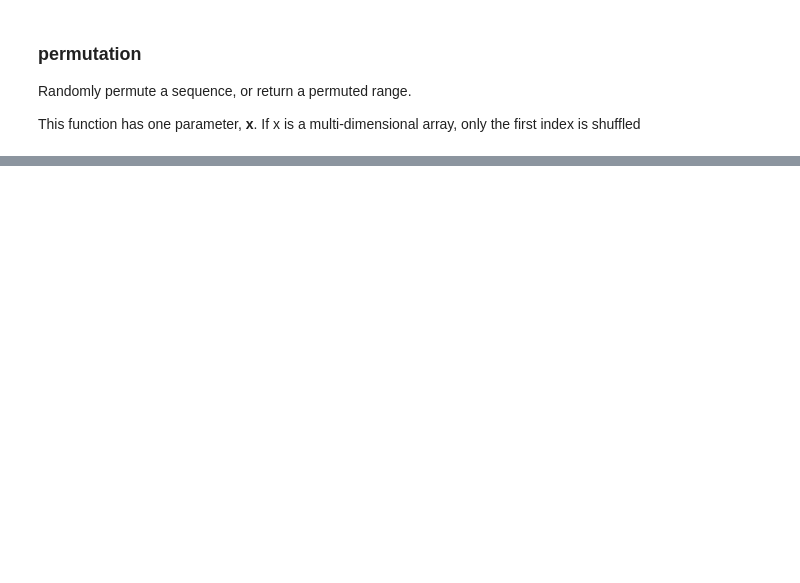
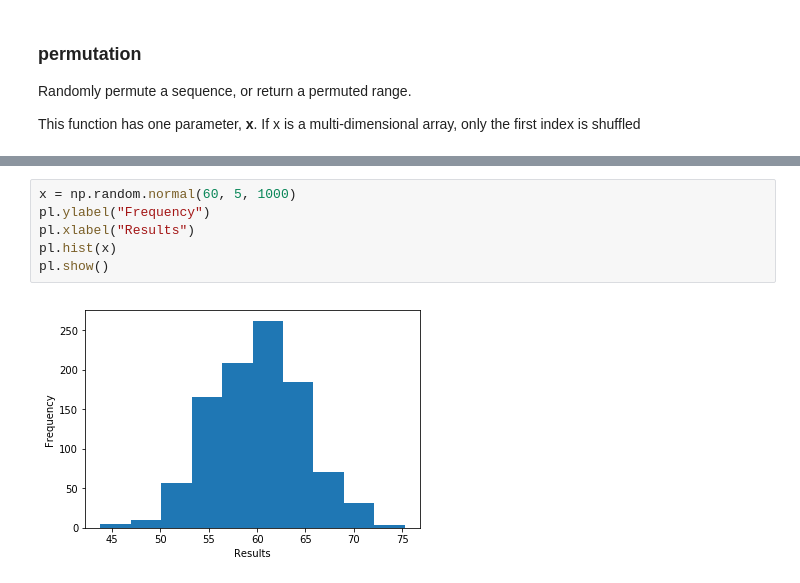
Before and after one commit to HUGHBRADY/Emerging_Tech, a Jupyter notebook: Numpy Random.ipynb, the cells around one changed output, grey strips where cells are left out. Drawn from its saved outputs; the diff is of its cells as text; blank space fills up the shorter version.

```diff
--- a/Numpy Random.ipynb
+++ b/Numpy Random.ipynb
@@ -186,0 +222,8 @@ Draw samples from a uniform distribution.
+# %%
+x = np.random.normal(60, 5, 1000)
+pl.ylabel("Frequency")
+pl.xlabel("Results")
+pl.hist(x)
+pl.show()
+# %% [output]
+[figure, added]
```
Also changed, not shown: parts of 36 cells of this notebook.
